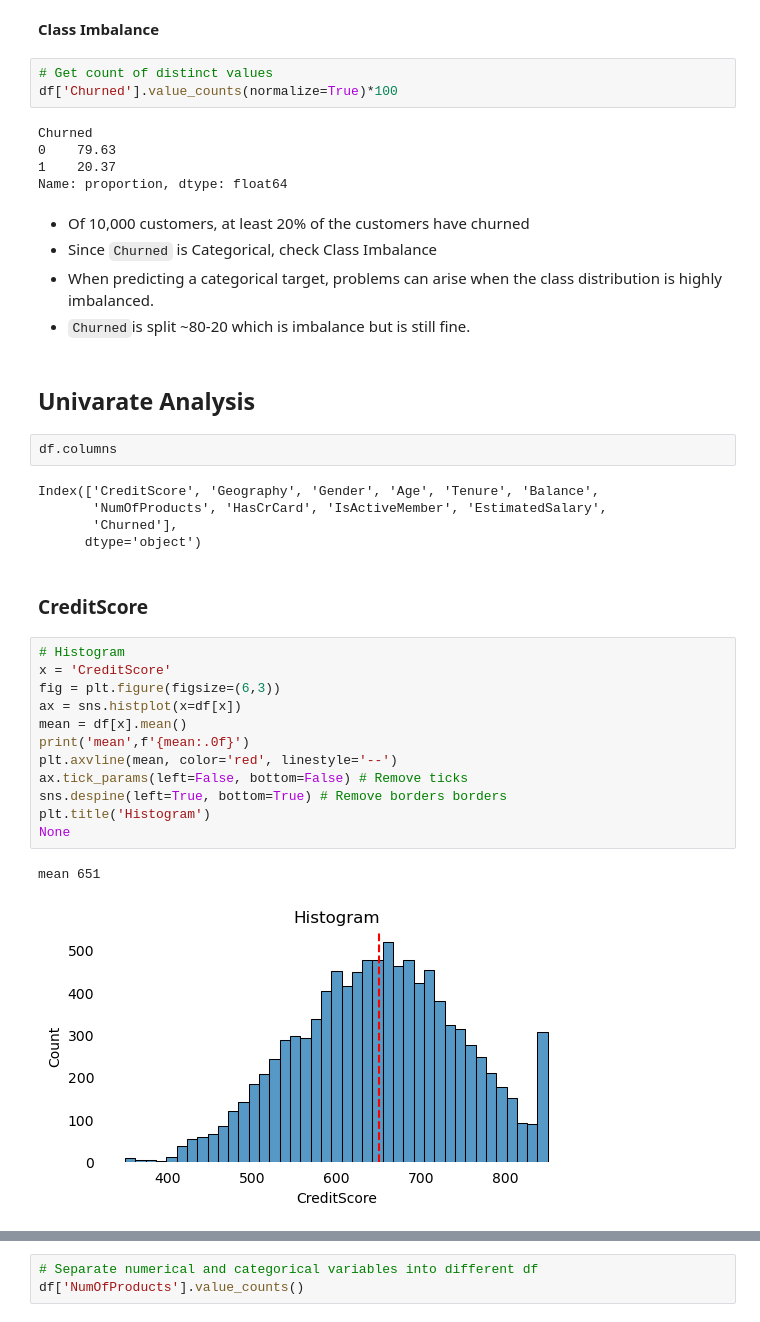
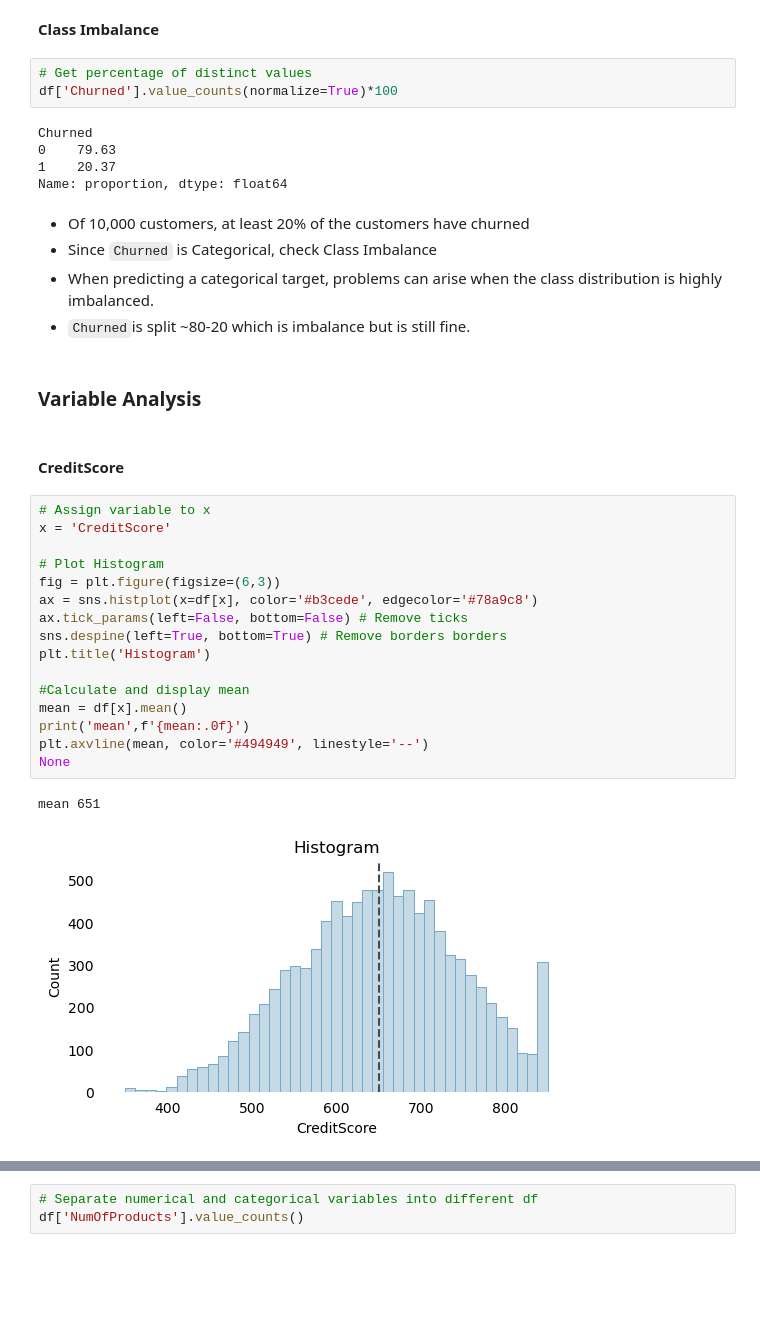
Before and after one commit to aprilhong/bankchurn, a Jupyter notebook: bank_churn_notebook.ipynb, the cells around one changed output, grey strips where cells are left out. Drawn from its saved outputs; the diff is of its cells as text; blank space fills up the shorter version.

```diff
--- a/bank_churn_notebook.ipynb
+++ b/bank_churn_notebook.ipynb
@@ -200,7 +193,7 @@ plt.show();
 # %% [markdown]
 **Class Imbalance**
 # %%
-# Get count of distinct values
+# Get percentage of distinct values
 df['Churned'].value_counts(normalize=True)*100
 # %% [output]
 Churned
@@ -213,31 +206,28 @@ Name: proportion, dtype: float64
 - When predicting a categorical target, problems can arise when the class distribution is highly imbalanced.
 - `Churned`is split ~80-20 which is imbalance but is still fine.
 # %% [markdown]
-## Univarate Analysis
+### Variable Analysis
-# %%
-df.columns
-# %% [output]
-Index(['CreditScore', 'Geography', 'Gender', 'Age', 'Tenure', 'Balance',
-       'NumOfProducts', 'HasCrCard', 'IsActiveMember', 'EstimatedSalary',
-       'Churned'],
-      dtype='object')
 # %% [markdown]
-### CreditScore
+#### CreditScore
 # %%
-# Histogram
+# Assign variable to x
 x = 'CreditScore'
+
+# Plot Histogram
 fig = plt.figure(figsize=(6,3))
-ax = sns.histplot(x=df[x])
-mean = df[x].mean()
-print('mean',f'{mean:.0f}')
-plt.axvline(mean, color='red', linestyle='--')
+ax = sns.histplot(x=df[x], color='#b3cede', edgecolor='#78a9c8')
 ax.tick_params(left=False, bottom=False) # Remove ticks
 sns.despine(left=True, bottom=True) # Remove borders borders
 plt.title('Histogram')
+
+#Calculate and display mean
+mean = df[x].mean()
+print('mean',f'{mean:.0f}')
+plt.axvline(mean, color='#494949', linestyle='--')
 None
 # %% [output]
 mean 651
-[figure, old version]
+[figure, new version]
 # %% [markdown]
 - CreditScore has a relatively normal distribution, with mean around a score of 651.
 - A little more than 300 customers achieved perfect Credit Score
```
Also changed, not shown: parts of 30 cells of this notebook.
